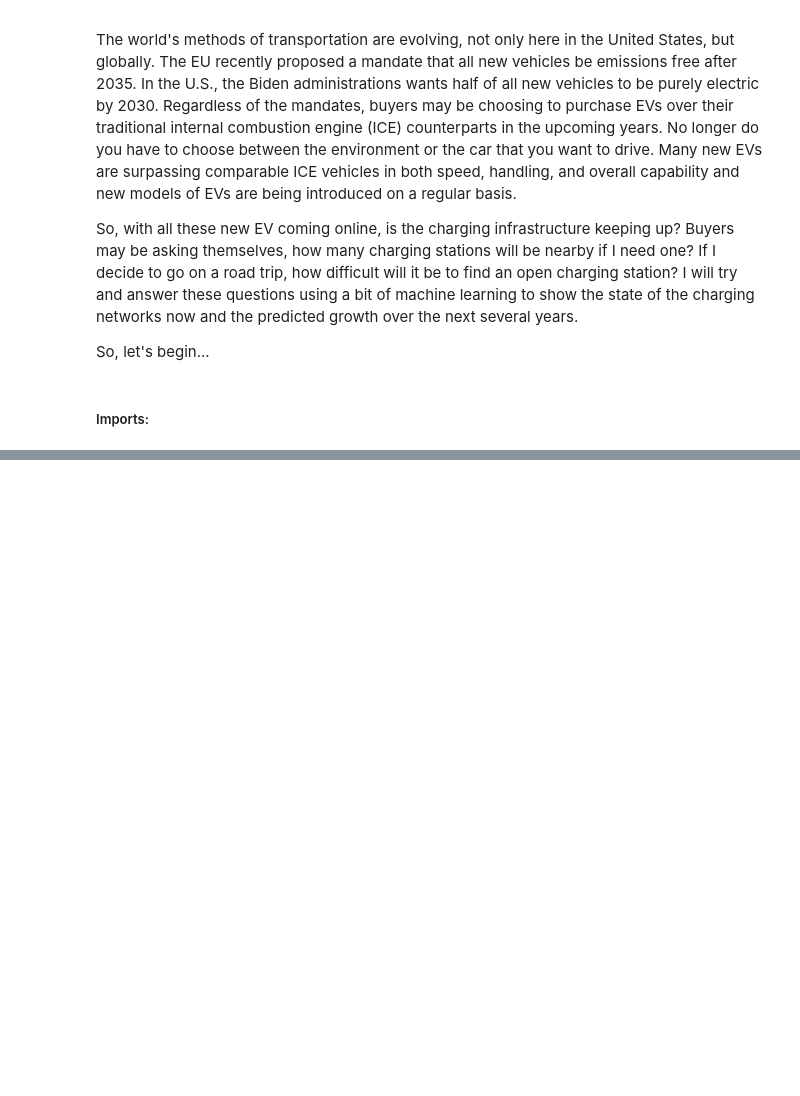
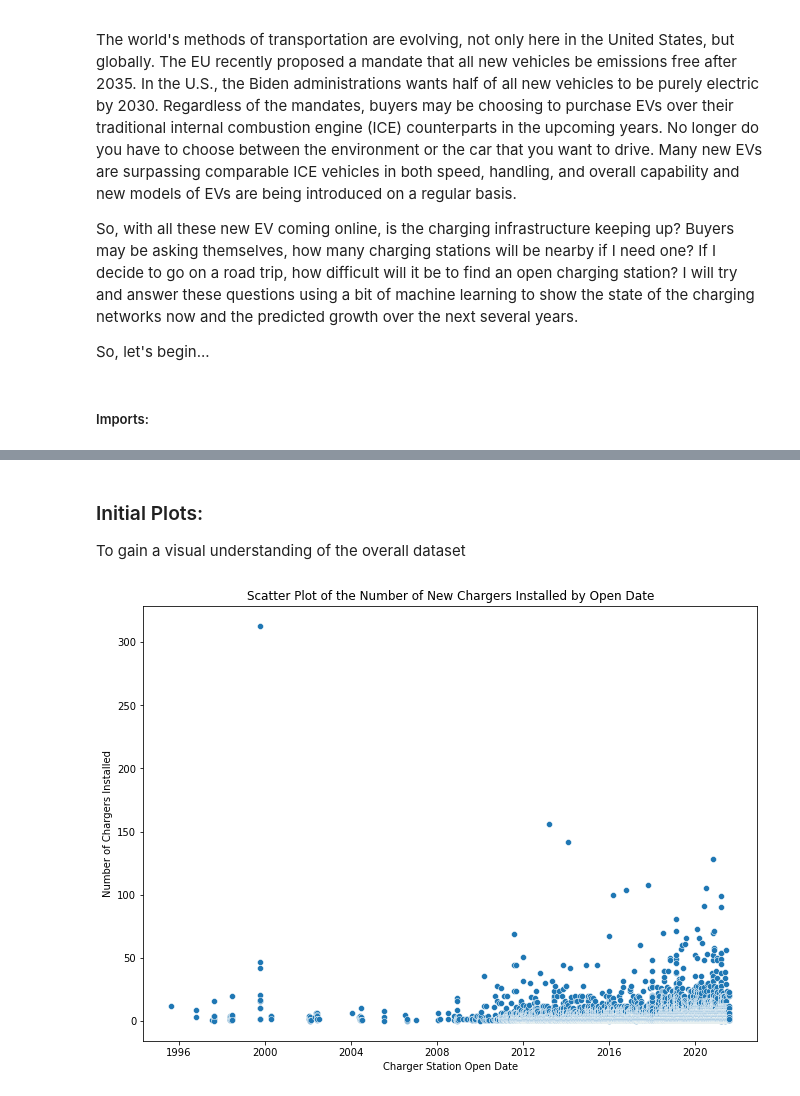
Before and after one commit to jeffakins/EV_Charger_Growth, a Jupyter notebook: individual_project.ipynb, the cells around one changed output, grey strips where cells are left out. Cells and saved outputs as stored; diff of their text form; code cells hidden in the pictures; blank space fills up the shorter version.

```diff
--- a/individual_project.ipynb
+++ b/individual_project.ipynb
@@ -82,0 +86,12 @@ ev.head(2)
+# %% [markdown]
+### Initial Plots:
+To gain a visual understanding of the overall dataset
+# %%
+plt.figure(figsize=(11,8))
+sns.scatterplot(x='open_date', y='total_chargers', data=ev)
+plt.title('Scatter Plot of the Number of New Chargers Installed by Open Date')
+plt.xlabel('Charger Station Open Date')
+plt.ylabel('Number of Chargers Installed')
+plt.show()
+# %% [output]
+[figure, added]
```
Also changed, not shown: parts of 19 cells of this notebook, 3 other files.
